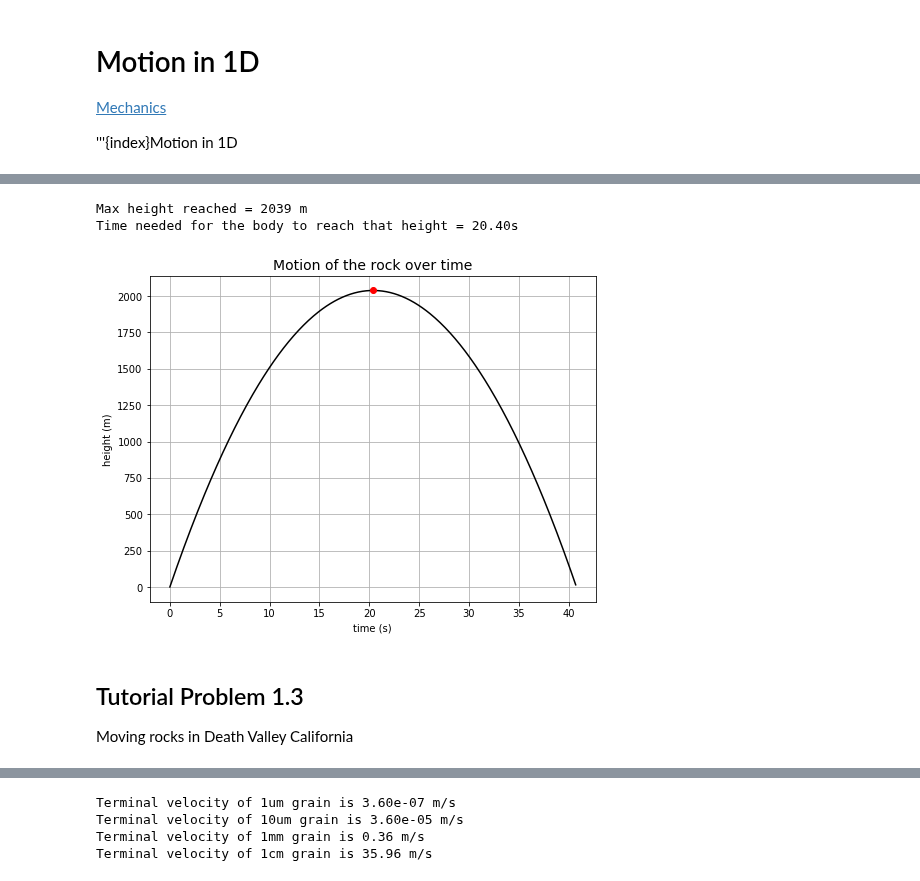
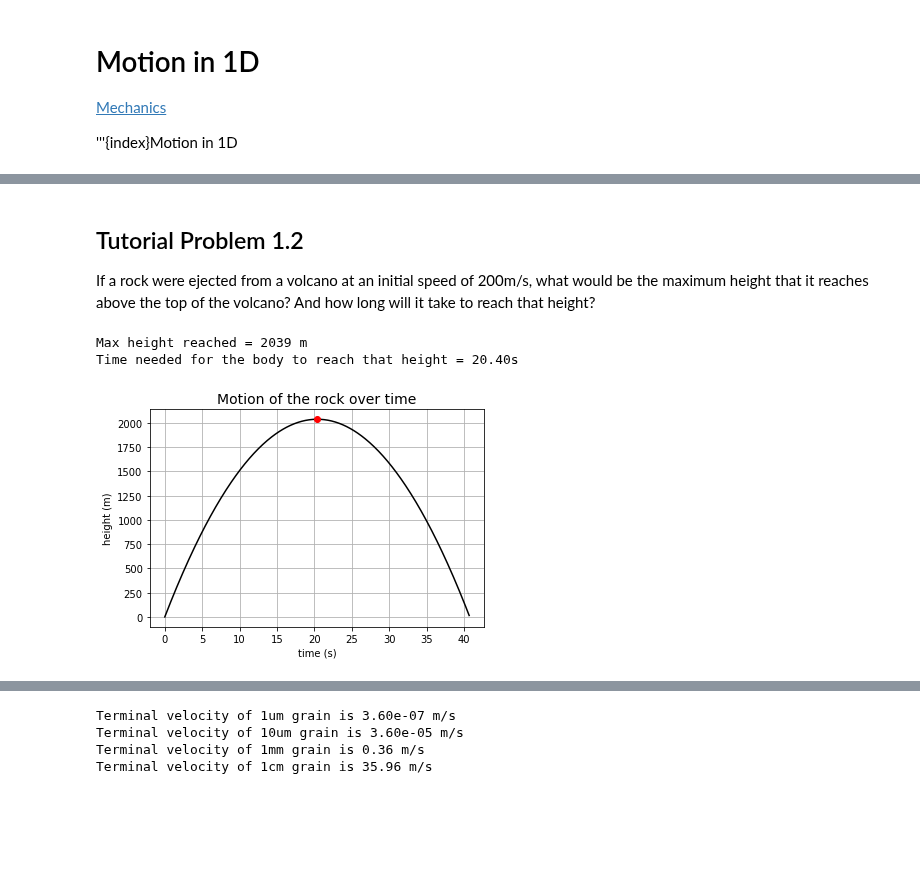
Before and after one commit to primer-computational-mathematics/book, a Jupyter notebook: _sources/a_modules/mechanics/1_Motion_in_1D.ipynb, the cells around one changed output, grey strips where cells are left out. Saved outputs shown, nothing was run; the diff lists cells and outputs as text; code cells hidden in the pictures; blank space fills up the shorter version.

```diff
--- a/_sources/a_modules/mechanics/1_Motion_in_1D.ipynb
+++ b/_sources/a_modules/mechanics/1_Motion_in_1D.ipynb
@@ -17,3 +73,7 @@ Vertical motion under gravity
+# %% [markdown]
+## Tutorial Problem 1.2
+
+If a rock were ejected from a volcano at an initial speed of 200m/s, what would be the maximum height that it reaches above the top of the volcano? And how long will it take to reach that height?
 # %%
 def x(x0, v0, t, g=9.81):
     return x0 + v0*t - g*t**2/2
@@ -32,19 +92,15 @@ print("Time needed for the body to reach that height = %.2fs" % (time[result[0][
 Max height reached = 2039 m
 Time needed for the body to reach that height = 20.40s
 # %%
-fig = plt.figure(figsize=(8,6))
+fig = plt.figure(figsize=(6,4))
 
 plt.plot(time, position, 'k')
 plt.plot(time[result[0][0]], max(position), 'ro')
 plt.xlabel('time (s)')
 plt.ylabel('height (m)')
 plt.title('Motion of the rock over time', fontsize=14)
 plt.grid(True)
 
 plt.show()
 # %% [output]
-[figure, old version]
+[figure, new version]
-# %% [markdown]
-## Tutorial Problem 1.3
-
-Moving rocks in Death Valley California
```
Also changed, not shown: parts of 17 cells of this notebook, 38 other files.
